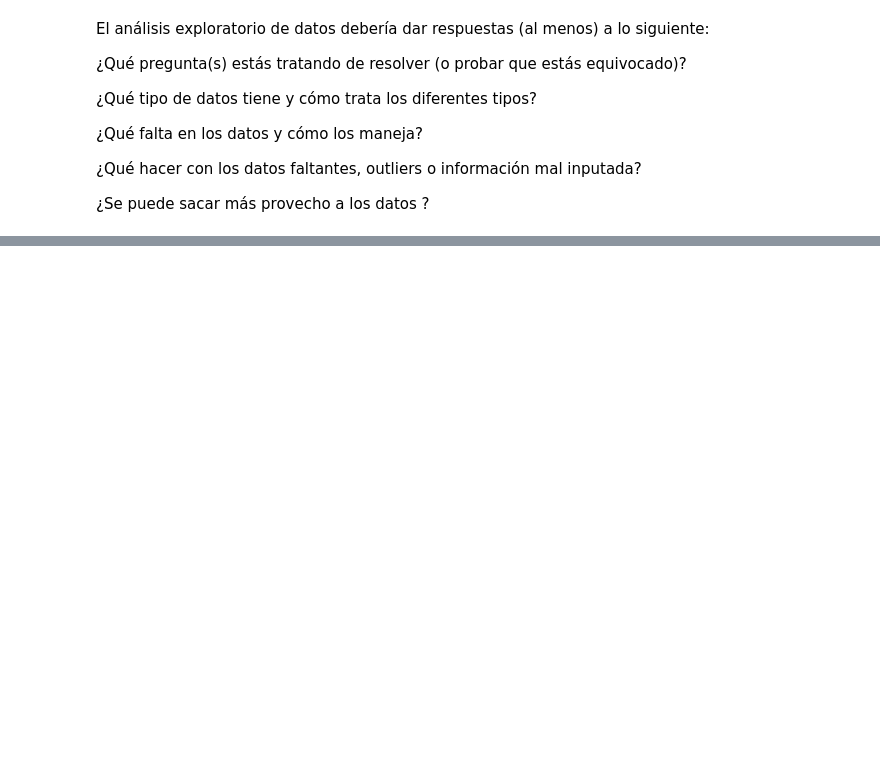
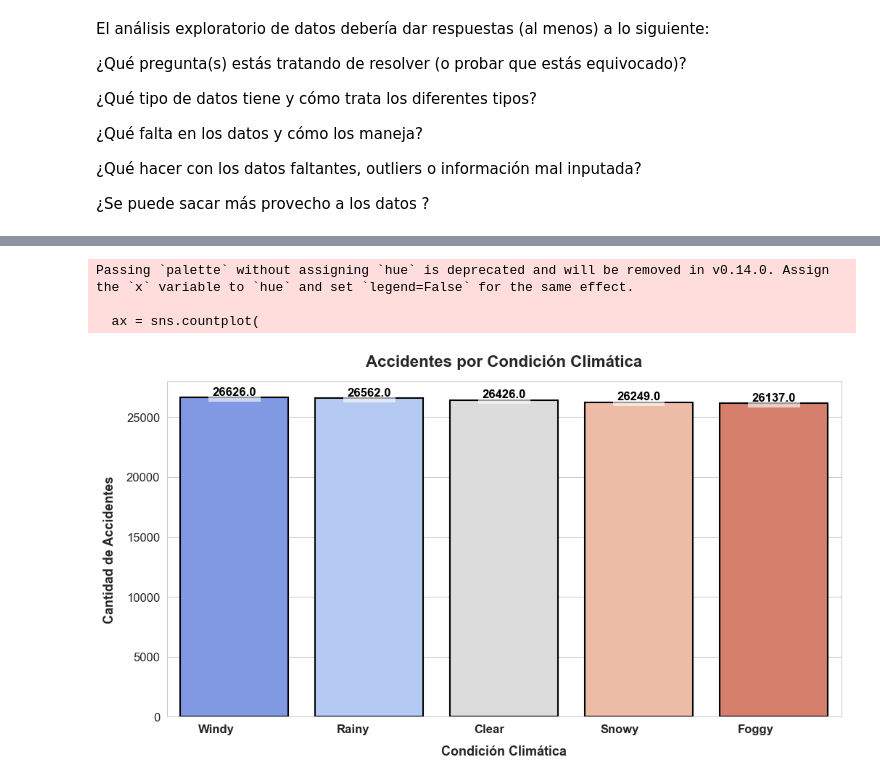
Before and after one commit to ntlg72/ETL-Global-Road-Accidents, a Jupyter notebook: notebooks/001_eda.ipynb, the cells around one changed output, grey strips where cells are left out. Saved outputs shown, nothing was run; the diff lists cells and outputs as text; code cells hidden in the pictures; blank space fills up the shorter version.

```diff
--- a/notebooks/001_eda.ipynb
+++ b/notebooks/001_eda.ipynb
@@ -158,0 +306,44 @@ El análisis exploratorio de datos debería dar respuestas (al menos) a lo sigui
+# %%
+import matplotlib.pyplot as plt
+import seaborn as sns
+
+# Configurar estilo general
+sns.set_style("whitegrid")
+
+# Crear la figura
+plt.figure(figsize=(12, 6))
+
+# Gráfico de barras con colores vibrantes y bordes definidos
+ax = sns.countplot(
+    data=df,
+    x='weather_conditions',
+    order=df['weather_conditions'].value_counts().index,
+    palette='coolwarm',
+    edgecolor='black',
+    linewidth=1.5
+)
+
+# Personalización de etiquetas y títulos
+plt.xticks(rotation=0, ha='right', fontsize=12, fontweight='bold')
+plt.yticks(fontsize=12)
+plt.title('Accidentes por Condición Climática', fontsize=16, fontweight='bold', pad=15)
+plt.xlabel('Condición Climática', fontsize=13, fontweight='bold', labelpad=10)
+plt.ylabel('Cantidad de Accidentes', fontsize=13, fontweight='bold', labelpad=10)
+
+# Agregar etiquetas con fondo semitransparente para mejor visibilidad
+for p in ax.patches:
+    ax.annotate(
+        f'{p.get_height()}',
+        (p.get_x() + p.get_width() / 2., p.get_height() + 1),
+        ha='center', va='bottom',
+        fontsize=12, fontweight='bold', color='black',
+        bbox=dict(facecolor='white', edgecolor='none', alpha=0.6)  # Sombra blanca
+    )
+
+# Mostrar gráfico
+plt.show()
+# %% [output]
+Passing `palette` without assigning `hue` is deprecated and will be removed in v0.14.0. Assign the `x` variable to `hue` and set `legend=False` for the same effect.
+
+  ax = sns.countplot(
+[figure, added]
```
Also changed, not shown: parts of 13 cells of this notebook, 2 other files.
